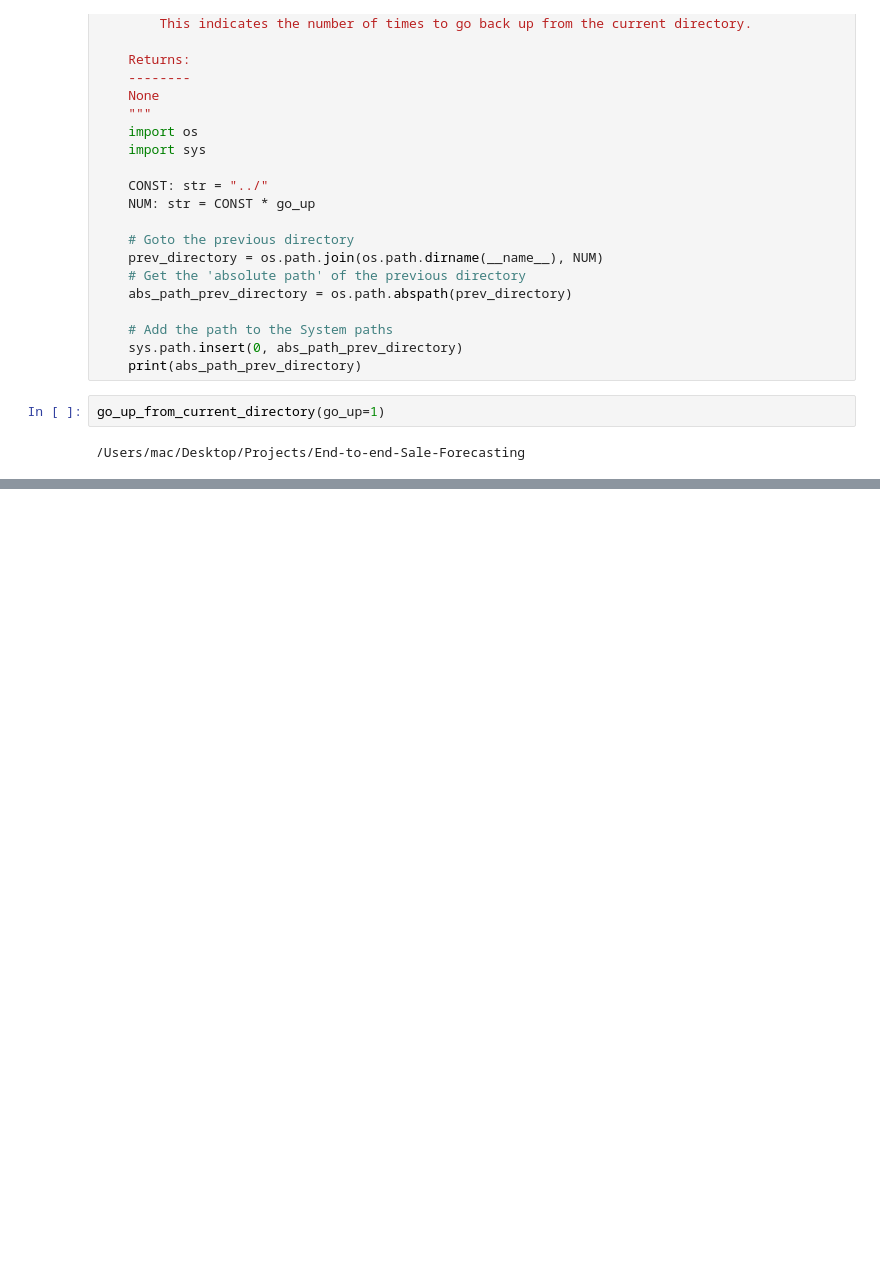
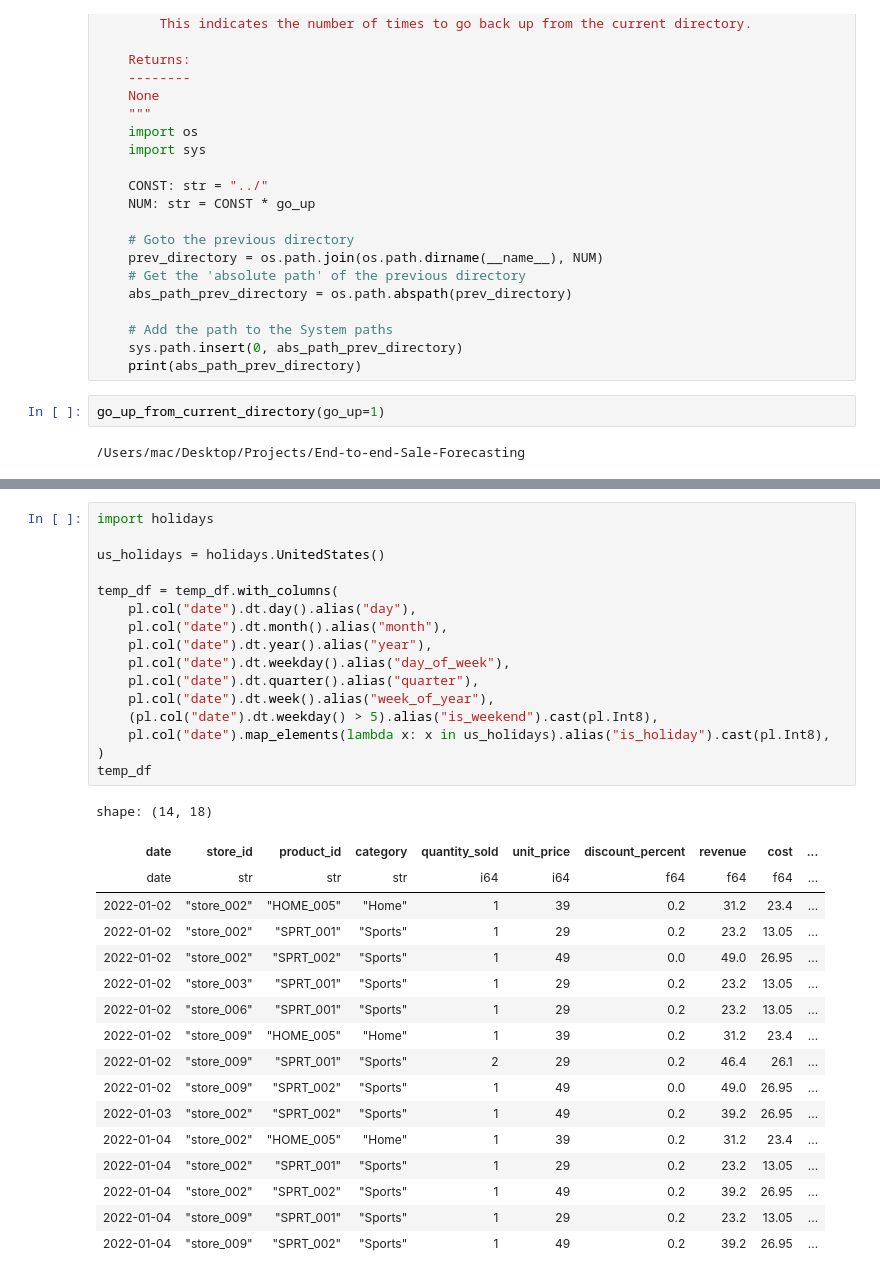
Before and after one commit to chineidu/End-to-end-Sale-Forecasting, a Jupyter notebook: notebooks/01-lab.ipynb, the cells around one changed output, grey strips where cells are left out. Drawn from its saved outputs; the diff is of its cells as text; blank space fills up the shorter version.

```diff
--- a/notebooks/01-lab.ipynb
+++ b/notebooks/01-lab.ipynb
@@ -123,0 +145,34 @@ pd.read_parquet(output_dict["sales"][0])
+# %%
+import holidays
+
+us_holidays = holidays.UnitedStates()
+
+temp_df = temp_df.with_columns(
+    pl.col("date").dt.day().alias("day"),
+    pl.col("date").dt.month().alias("month"),
+    pl.col("date").dt.year().alias("year"),
+    pl.col("date").dt.weekday().alias("day_of_week"),
+    pl.col("date").dt.quarter().alias("quarter"),
+    pl.col("date").dt.week().alias("week_of_year"),
+    (pl.col("date").dt.weekday() > 5).alias("is_weekend").cast(pl.Int8),
+    pl.col("date").map_elements(lambda x: x in us_holidays).alias("is_holiday").cast(pl.Int8),
+)
+temp_df
+# %% [output]
+shape: (14, 18)
+| date | store_id | product_id | category | quantity_sold | unit_price | discount_percent | revenue | cost | ... |
+| date | str | str | str | i64 | i64 | f64 | f64 | f64 | ... |
+| 2022-01-02 | "store_002" | "HOME_005" | "Home" | 1 | 39 | 0.2 | 31.2 | 23.4 | ... |
+| 2022-01-02 | "store_002" | "SPRT_001" | "Sports" | 1 | 29 | 0.2 | 23.2 | 13.05 | ... |
+| 2022-01-02 | "store_002" | "SPRT_002" | "Sports" | 1 | 49 | 0.0 | 49.0 | 26.95 | ... |
+| 2022-01-02 | "store_003" | "SPRT_001" | "Sports" | 1 | 29 | 0.2 | 23.2 | 13.05 | ... |
+| 2022-01-02 | "store_006" | "SPRT_001" | "Sports" | 1 | 29 | 0.2 | 23.2 | 13.05 | ... |
+| 2022-01-02 | "store_009" | "HOME_005" | "Home" | 1 | 39 | 0.2 | 31.2 | 23.4 | ... |
+| 2022-01-02 | "store_009" | "SPRT_001" | "Sports" | 2 | 29 | 0.2 | 46.4 | 26.1 | ... |
+| 2022-01-02 | "store_009" | "SPRT_002" | "Sports" | 1 | 49 | 0.0 | 49.0 | 26.95 | ... |
+| 2022-01-03 | "store_002" | "SPRT_002" | "Sports" | 1 | 49 | 0.2 | 39.2 | 26.95 | ... |
+| 2022-01-04 | "store_002" | "HOME_005" | "Home" | 1 | 39 | 0.2 | 31.2 | 23.4 | ... |
+| 2022-01-04 | "store_002" | "SPRT_001" | "Sports" | 1 | 29 | 0.2 | 23.2 | 13.05 | ... |
+| 2022-01-04 | "store_002" | "SPRT_002" | "Sports" | 1 | 49 | 0.2 | 39.2 | 26.95 | ... |
+| 2022-01-04 | "store_009" | "SPRT_001" | "Sports" | 1 | 29 | 0.2 | 23.2 | 13.05 | ... |
+| 2022-01-04 | "store_009" | "SPRT_002" | "Sports" | 1 | 49 | 0.2 | 39.2 | 26.95 | ... |
```
Also changed, not shown: parts of 13 cells of this notebook, 6 other files.
